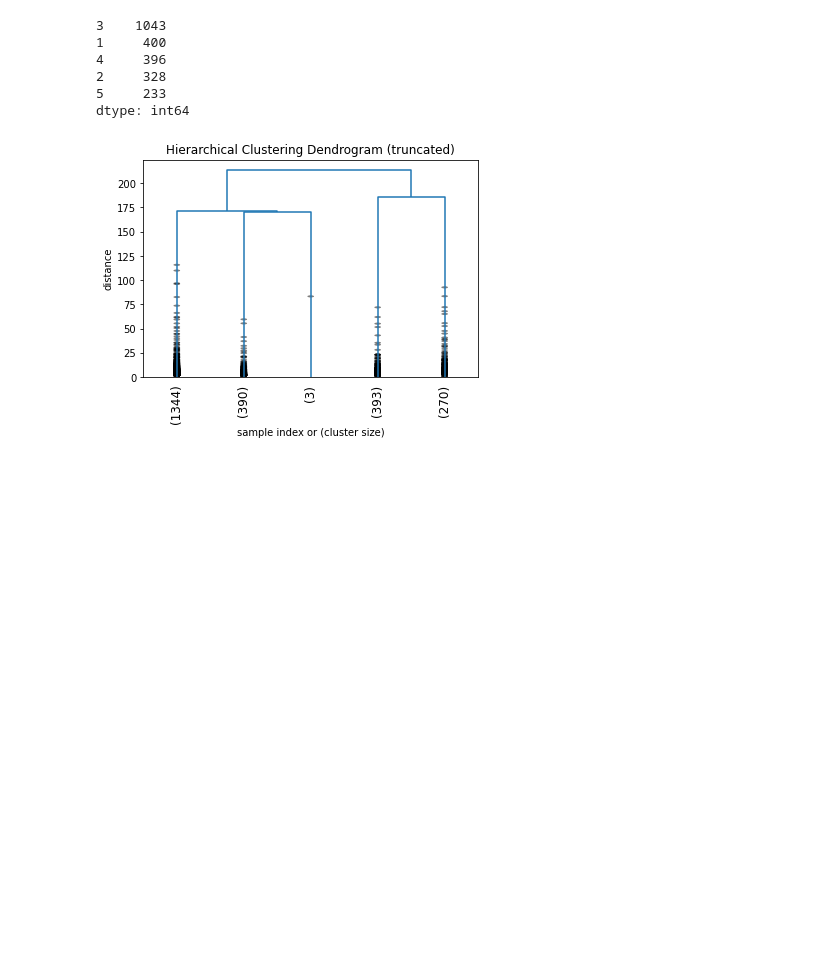
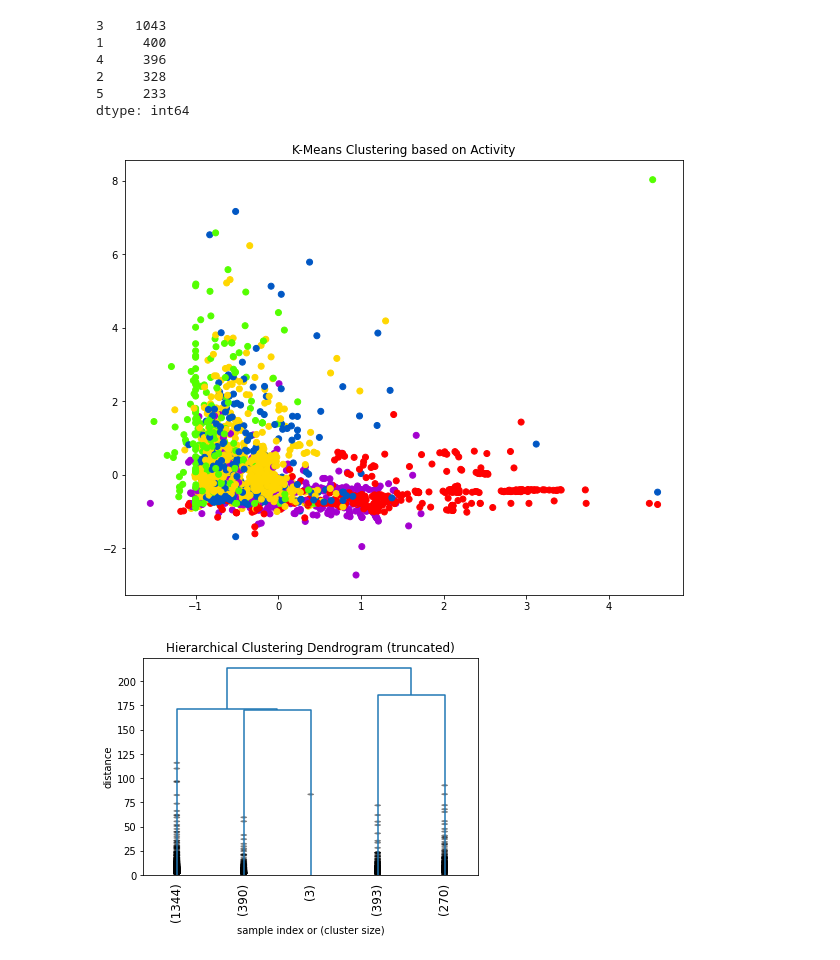
Before and after one commit to MnAppsNet/Twitter-Bot-Detection, a Jupyter notebook: unsupervised_ml.ipynb, the cells around one changed output. Drawn from its saved outputs; the diff is of its cells as text; code cells hidden in the pictures; blank space fills up the shorter version.

```diff
--- a/unsupervised_ml.ipynb
+++ b/unsupervised_ml.ipynb
@@ -137,6 +111,13 @@ cluster.value_counts()
 2     328
 5     233
 dtype: int64
+# %%
+plt.figure(figsize=(10, 8))
+plt.scatter(df_std.iloc[:,21], df_std.iloc[:,31],c=cluster, cmap='prism')  # plot points with cluster dependent colors
+plt.title('K-Means Clustering based on Activity')
+plt.show()
+# %% [output]
+[figure, added]
 # %%
 # Hierarchical clustering for the same dataset
 # creating a dataset for hierarchical clustering
```
Also changed, not shown: parts of 6 cells of this notebook.
